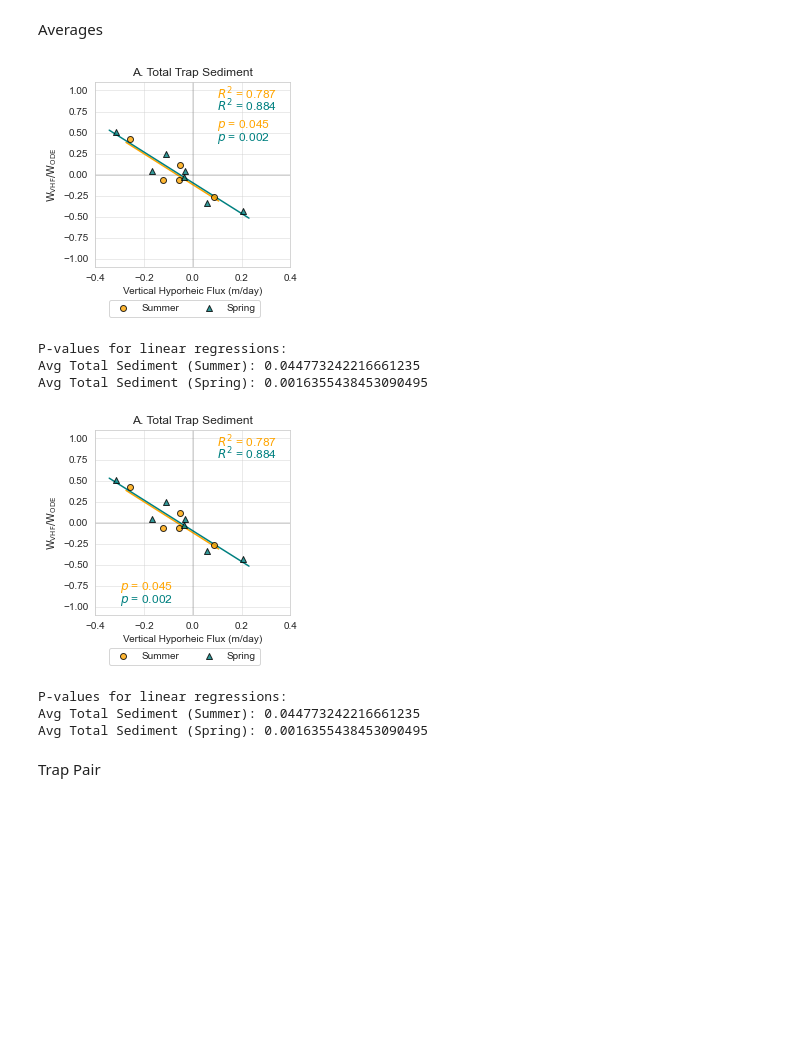
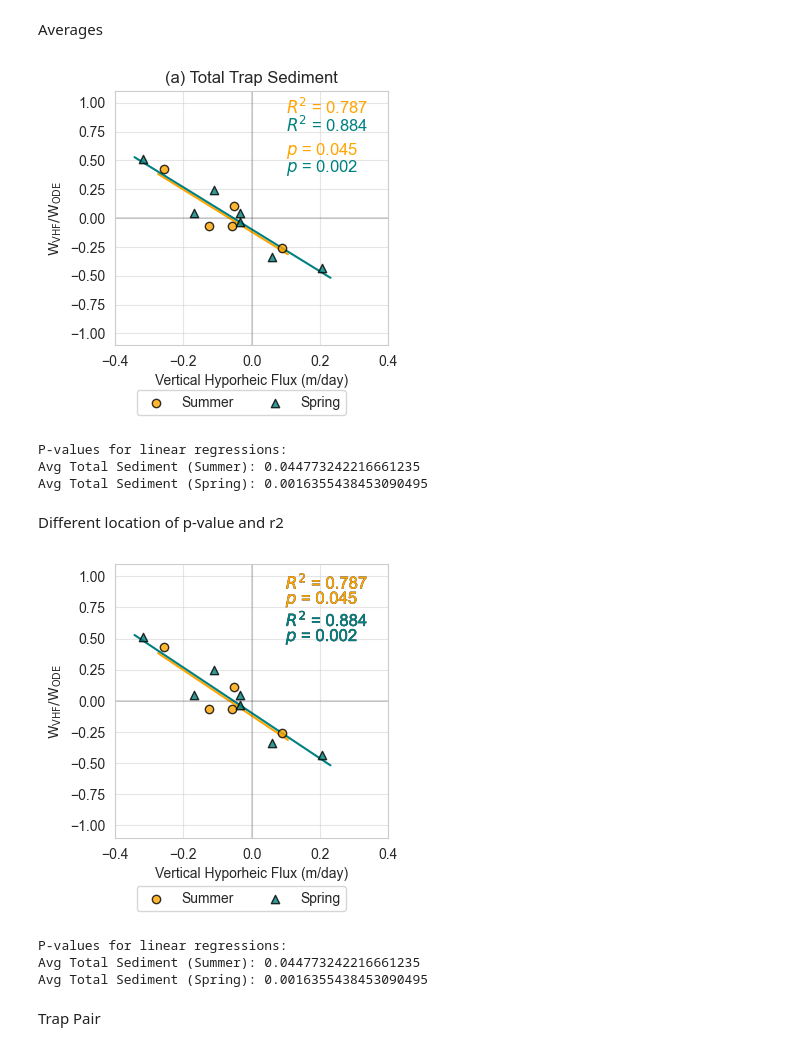
Before and after one commit to nicole-hucke/sediment_trap_paper, a Jupyter notebook: plots/regression_plots/regression_plotting.ipynb, the cells around one changed output. Cells and saved outputs as stored; diff of their text form; code cells hidden in the pictures; blank space fills up the shorter version.

```diff
--- a/plots/regression_plots/regression_plotting.ipynb
+++ b/plots/regression_plots/regression_plotting.ipynb
@@ -17,7 +18,7 @@ def plot_with_r2(ax, x, y, data, color, label=None, marker='o'):
     sns.set_style("whitegrid")
     sns.regplot(x=x, y=y, data=data, ax=ax, color=color, ci=None, truncate=False,
                 marker=marker, line_kws={'linewidth': 1.5},
-                scatter_kws={'edgecolor': 'black', 'linewidth': 1, 'zorder':5}, label=label)
+                scatter_kws={'edgecolor': 'black', 'linewidths': 1, 'zorder':5}, label=label)
 
     # drop NaNs to avoid errors in regression
     x_vals = data[x]
@@ -45,7 +46,7 @@ ax.text(0.1, 0.75, f'$R^2$ = {r2_sp23:.3f}', color='teal', size=12)
 ax.text(0.1, 0.55, f'$p$ = {pval_sm23:.3f}', color='orange', size=12)
 ax.text(0.1, 0.4, f'$p$ = {pval_sp23:.3f}', color='teal', size=12)
 ax.set_xlim(x_limits)
-ax.set_title('A. Total Trap Sediment')
+ax.set_title('(a) Total Trap Sediment')
 
 ax.axhline(0, color='black', lw=0.2)
 ax.axvline(0, color='black', lw=0.2)
@@ -64,44 +65,49 @@ print("P-values for linear regressions:")
 print(f"Avg Total Sediment (Summer): {pval_sm23}")
 print(f"Avg Total Sediment (Spring): {pval_sp23}")
 # %% [output]
-[figure, old version]
+[figure, new version]
 P-values for linear regressions:
 Avg Total Sediment (Summer): 0.044773242216661235
 Avg Total Sediment (Spring): 0.0016355438453090495
+# %% [markdown]
+Different location of p-value and r2
 # %%
 # Create a 2x2 grid of subplots
 sns.set_style("whitegrid")
 fig, ax = plt.subplots(1, 1, figsize=(3.8, 3.8))
 x_limits = (-0.4, 0.4)
 
 # Total Sediment
 r2_sm23, pval_sm23 = plot_with_r2(ax, 'flux', 'total', SM23_avg, color='orange', label='Summer')
 r2_sp23, pval_sp23 = plot_with_r2(ax, 'flux', 'total', SP23_avg, color='teal', label='Spring', marker='^')
-ax.text(0.1, 0.9, f'$R^2$ = {r2_sm23:.3f}', color='orange', size=12)
-ax.text(0.1, 0.75, f'$R^2$ = {r2_sp23:.3f}', color='teal', size=12)
-ax.text(-0.3, -0.8, f'$p$ = {pval_sm23:.3f}', color='orange', size=12)
-ax.text(-0.3, -0.95, f'$p$ = {pval_sp23:.3f}', color='teal', size=12)
+
+t1 = ax.text(0.1, 0.9, f'$R^2$ = {r2_sm23:.3f}', color='orange', size=12)
+t2 = ax.text(0.1, 0.78, f'$p$ = {pval_sm23:.3f}', color='orange', size=12)
+t3 = ax.text(0.1, 0.6, f'$R^2$ = {r2_sp23:.3f}', color='teal', size=12)
+t4 = ax.text(0.1, 0.48, f'$p$ = {pval_sp23:.3f}', color='teal', size=12)
+for t in [t1, t2, t3, t4]:
+    t.set_path_effects([pe.withStroke(linewidth=0.25, foreground="black")])
+
 ax.set_xlim(x_limits)
-ax.set_title('A. Total Trap Sediment')
 
 ax.axhline(0, color='black', lw=0.2)
 ax.axvline(0, color='black', lw=0.2)
 ax.set_ylim(-1.1, 1.1)
 ax.set_xlabel('Vertical Hyporheic Flux (m/day)')
 ax.set_ylabel(r'$\mathrm{W}_{\mathrm{VHF}} / \mathrm{W}_{\mathrm{ODE}}$')
 ax.grid(alpha=0.5)
 
 ax.legend(bbox_to_anchor=(0.87, -0.15), ncol=2)
 plt.tight_layout()
-#plt.savefig('plots/totalsed_avg_new.jpg', dpi=1000)
+plt.savefig('plots/totalsed_avg_V7.jpg', dpi=1000)
 plt.show()
 
-# Print the p-values:
+# print the p-values:
 print("P-values for linear regressions:")
 print(f"Avg Total Sediment (Summer): {pval_sm23}")
 print(f"Avg Total Sediment (Spring): {pval_sp23}")
 # %% [output]
-[figure, old version]
+[figure, new version]
 P-values for linear regressions:
 Avg Total Sediment (Summer): 0.044773242216661235
 Avg Total Sediment (Spring): 0.0016355438453090495
```
Also changed, not shown: parts of 1 cell of this notebook, 11 other files.
